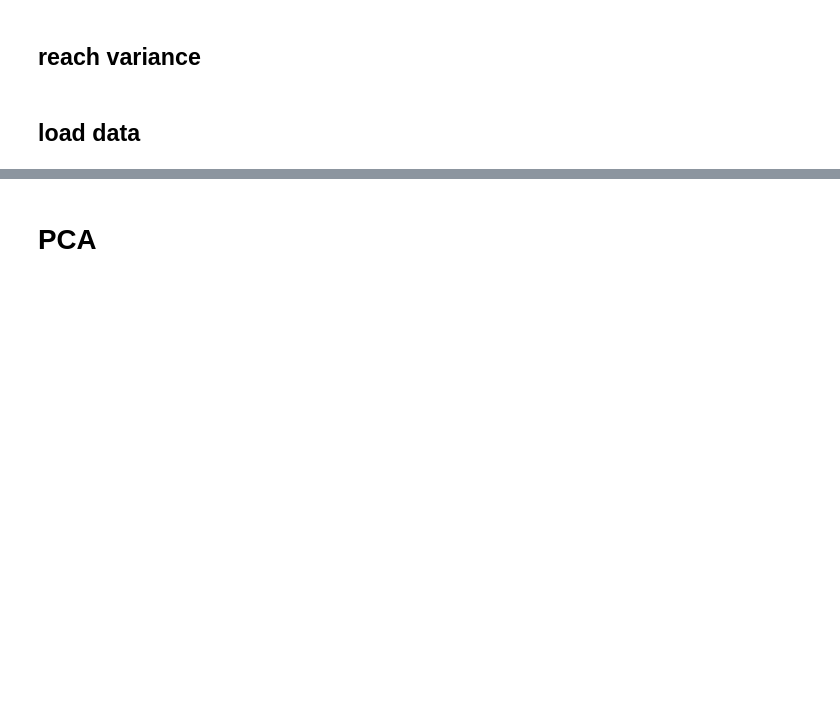
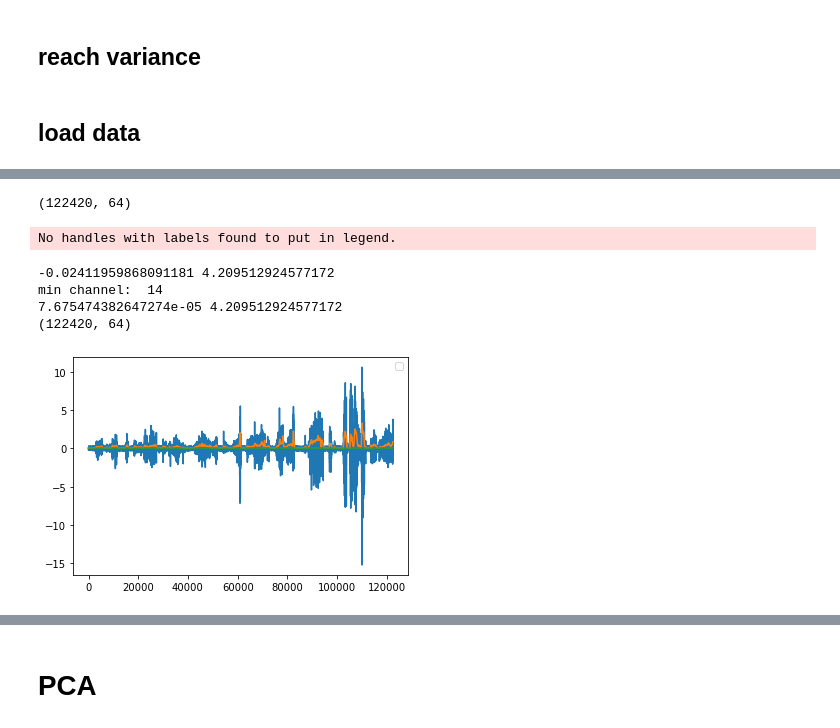
Before and after one commit to spewil/kyberphysics, a Jupyter notebook: notebooks/analysis.ipynb, the cells around one changed output, grey strips where cells are left out. Drawn from its saved outputs; the diff is of its cells as text; code cells hidden in the pictures; blank space fills up the shorter version.

```diff
--- a/notebooks/analysis.ipynb
+++ b/notebooks/analysis.ipynb
@@ -147,16 +171,26 @@ if not center_hold_session is None:
 # %%
+vars = np.diag(utils.load_array_from_disk(subject_metadata_folder / "variance.bin",dtype=np.float32).reshape(64,64)).reshape(64)**-1
+end=-1
 if not center_hold_session is None:
-    standardized_center_hold_data = utils.standardize(concat_center_hold_data, calibration_vars)
+    standardized_center_hold_data = utils.standardize(concat_center_hold_data, vars)
     filtered_center_hold_data = utils.filter_emg(standardized_center_hold_data)
-    offset_center_hold_data = np.subtract(filtered_center_hold_data,offsets)
+    # offset_center_hold_data = np.subtract(filtered_center_hold_data,offsets)
     plt.plot(standardized_center_hold_data[:end,channel])
     plt.plot(filtered_center_hold_data[:end,channel])
-    plt.plot(offset_center_hold_data[:end,channel],label="offset")
+    # plt.plot(offset_center_hold_data[:end,channel],label="offset")
     if end == -1:
         plt.plot([0,filtered_center_hold_data.shape[0]],[0,0])
     else:
         plt.plot([0,end],[0,0])
     plt.legend()
+# %% [output]
+(122420, 64)
+No handles with labels found to put in legend.
+-0.02411959868091181 4.209512924577172
+min channel:  14
+7.675474382647274e-05 4.209512924577172
+(122420, 64)
+[figure, added]
 # %%
 decoder = utils.load_array_from_disk(subject_metadata_folder / "decoder.bin").reshape(6,64)
 
```
Also changed, not shown: parts of 10 cells of this notebook, 10 other files.
